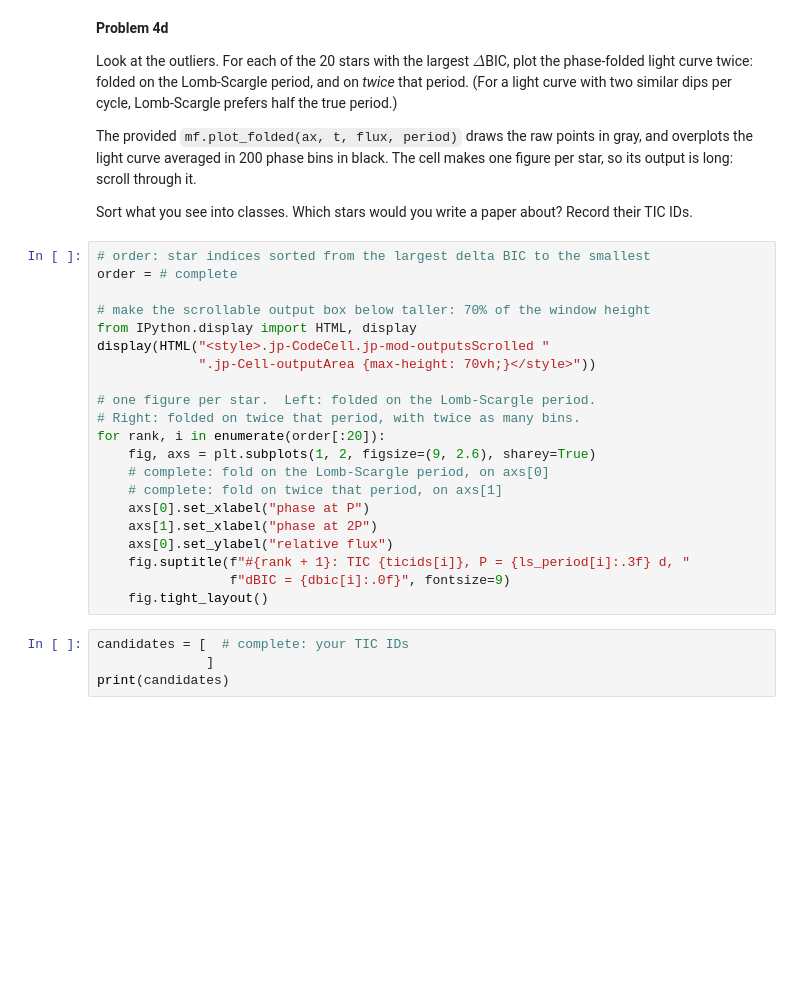
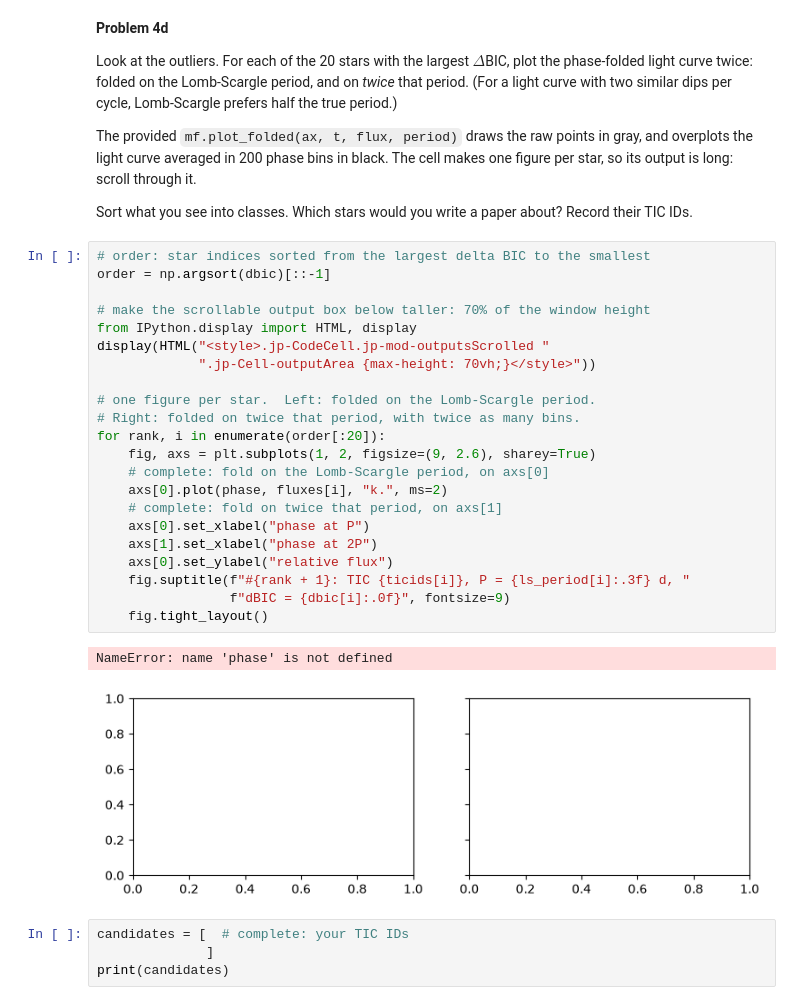
Before and after one commit to pyaritra/Session-27, a Jupyter notebook: Day2/MatchedFiltering.ipynb, the cells around one changed output. Saved outputs shown, nothing was run; the diff lists cells and outputs as text; blank space fills up the shorter version.

```diff
--- a/Day2/MatchedFiltering.ipynb
+++ b/Day2/MatchedFiltering.ipynb
@@ -1217,25 +1228,29 @@ Sort what you see into classes. Which stars would you write a paper
 about? Record their TIC IDs.
 # %%
 # order: star indices sorted from the largest delta BIC to the smallest
-order = # complete
+order = np.argsort(dbic)[::-1]
 
 # make the scrollable output box below taller: 70% of the window height
 from IPython.display import HTML, display
 display(HTML("<style>.jp-CodeCell.jp-mod-outputsScrolled "
              ".jp-Cell-outputArea {max-height: 70vh;}</style>"))
 
 # one figure per star.  Left: folded on the Lomb-Scargle period.
 # Right: folded on twice that period, with twice as many bins.
 for rank, i in enumerate(order[:20]):
     fig, axs = plt.subplots(1, 2, figsize=(9, 2.6), sharey=True)
     # complete: fold on the Lomb-Scargle period, on axs[0]
+    axs[0].plot(phase, fluxes[i], "k.", ms=2)
     # complete: fold on twice that period, on axs[1]
     axs[0].set_xlabel("phase at P")
     axs[1].set_xlabel("phase at 2P")
     axs[0].set_ylabel("relative flux")
     fig.suptitle(f"#{rank + 1}: TIC {ticids[i]}, P = {ls_period[i]:.3f} d, "
                  f"dBIC = {dbic[i]:.0f}", fontsize=9)
     fig.tight_layout()
+# %% [output]
+NameError: name 'phase' is not defined
+[figure, added]
 # %%
 candidates = [  # complete: your TIC IDs
               ]
```
Also changed, not shown: parts of 5 cells of this notebook.
